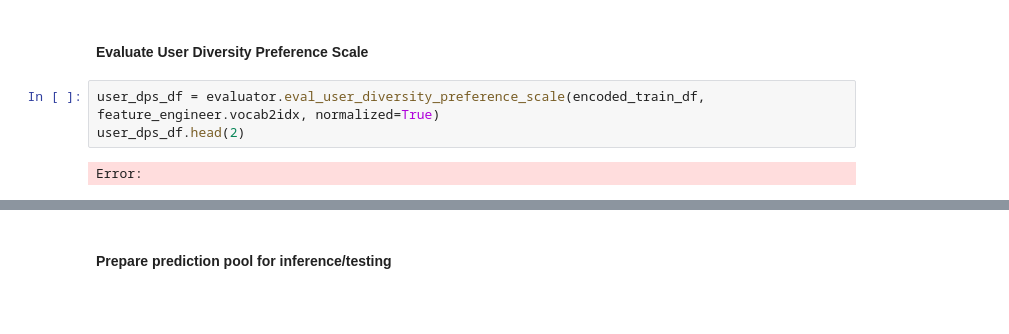
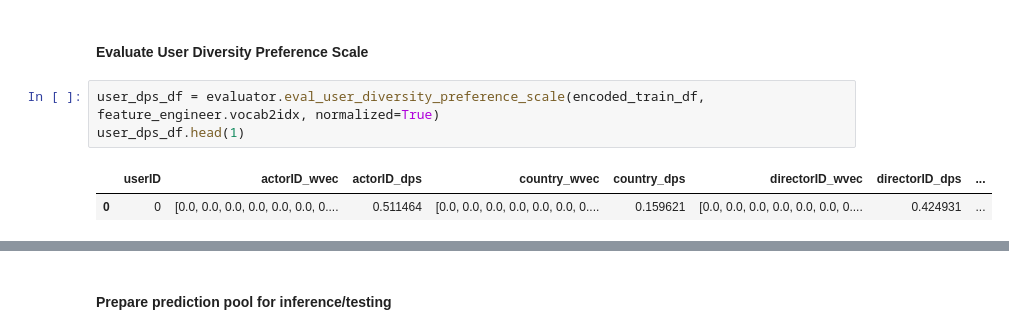
Before and after one commit to jeffery5bai/DPRecSys, a Jupyter notebook: experiments/mt_dps_gcn_cf_bce_exp.ipynb, the cells around one changed output, grey strips where cells are left out. Cells and saved outputs as stored; diff of their text form; blank space fills up the shorter version.

```diff
--- a/experiments/mt_dps_gcn_cf_bce_exp.ipynb
+++ b/experiments/mt_dps_gcn_cf_bce_exp.ipynb
@@ -172,9 +172,10 @@ Edge Index: tensor([[   0,    0,    0,  ..., 2093, 2093, 2093],
 #### Evaluate User Diversity Preference Scale
 # %%
 user_dps_df = evaluator.eval_user_diversity_preference_scale(encoded_train_df, feature_engineer.vocab2idx, normalized=True)
-user_dps_df.head(2)
+user_dps_df.head(1)
 # %% [output]
-Error:
+|  | userID | actorID_wvec | actorID_dps | country_wvec | country_dps | directorID_wvec | directorID_dps | ... |
+| 0 | 0 | [0.0, 0.0, 0.0, 0.0, 0.0, 0.0, 0.... | 0.511464 | [0.0, 0.0, 0.0, 0.0, 0.0, 0.0, 0.... | 0.159621 | [0.0, 0.0, 0.0, 0.0, 0.0, 0.0, 0.... | 0.424931 | ... |
 # %%
 encoded_train_df_with_dps = encoded_train_df.merge(user_dps_df, on="userID", how="left")
 encoded_train_df_with_dps.head(2)
```
Also changed, not shown: parts of 1 cell of this notebook, 3 other files.
